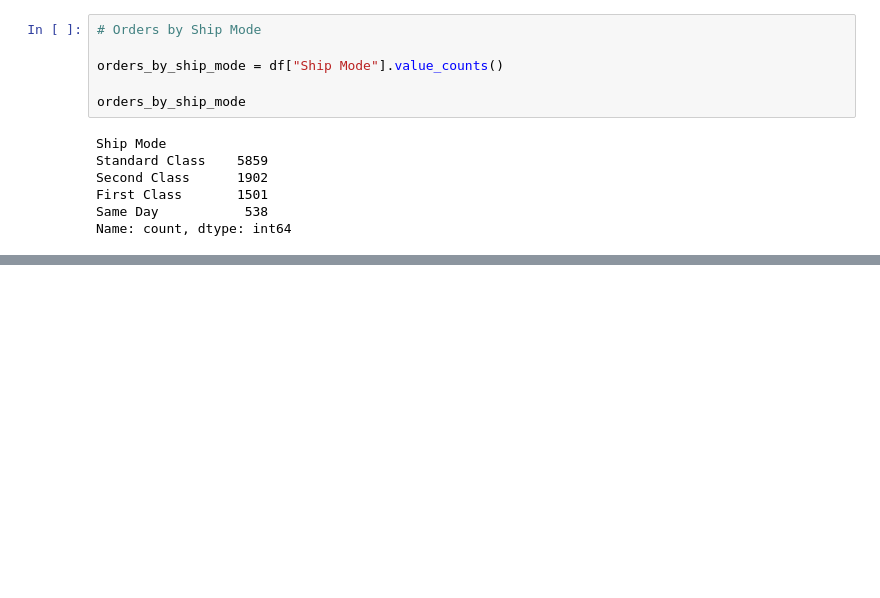
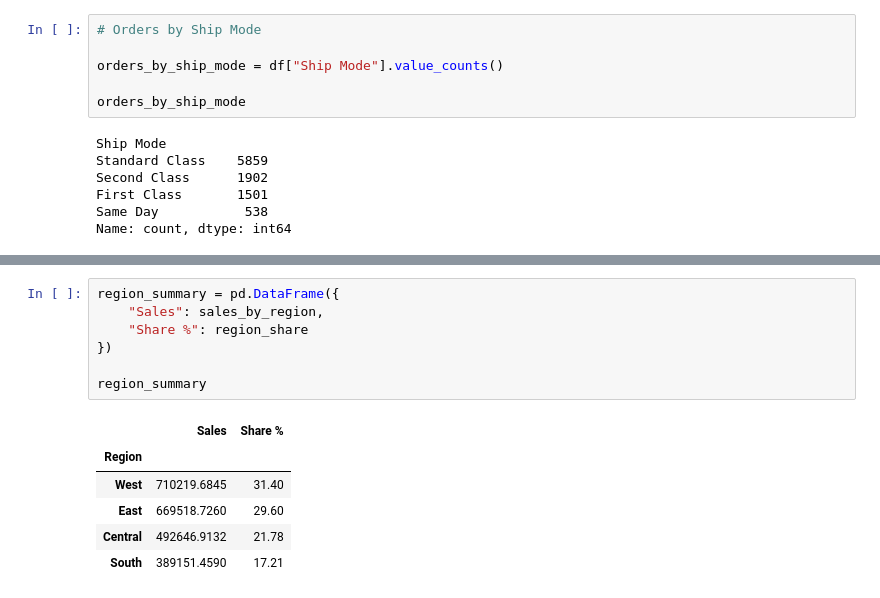
Before and after one commit to maaviarizwan/DataPilot, a Jupyter notebook: notebooks/phase_01/01_data_analysis_basics.ipynb, the cells around one changed output, grey strips where cells are left out. Saved outputs shown, nothing was run; the diff lists cells and outputs as text; blank space fills up the shorter version.

```diff
--- a/notebooks/phase_01/01_data_analysis_basics.ipynb
+++ b/notebooks/phase_01/01_data_analysis_basics.ipynb
@@ -598,0 +660,14 @@ Name: count, dtype: int64
+# %%
+region_summary = pd.DataFrame({
+    "Sales": sales_by_region,
+    "Share %": region_share
+})
+
+region_summary
+# %% [output]
+|  | Sales | Share % |
+| Region |  |  |
+| West | 710219.6845 | 31.40 |
+| East | 669518.7260 | 29.60 |
+| Central | 492646.9132 | 21.78 |
+| South | 389151.4590 | 17.21 |
```
Also changed, not shown: parts of 8 cells of this notebook, 4 other files.
